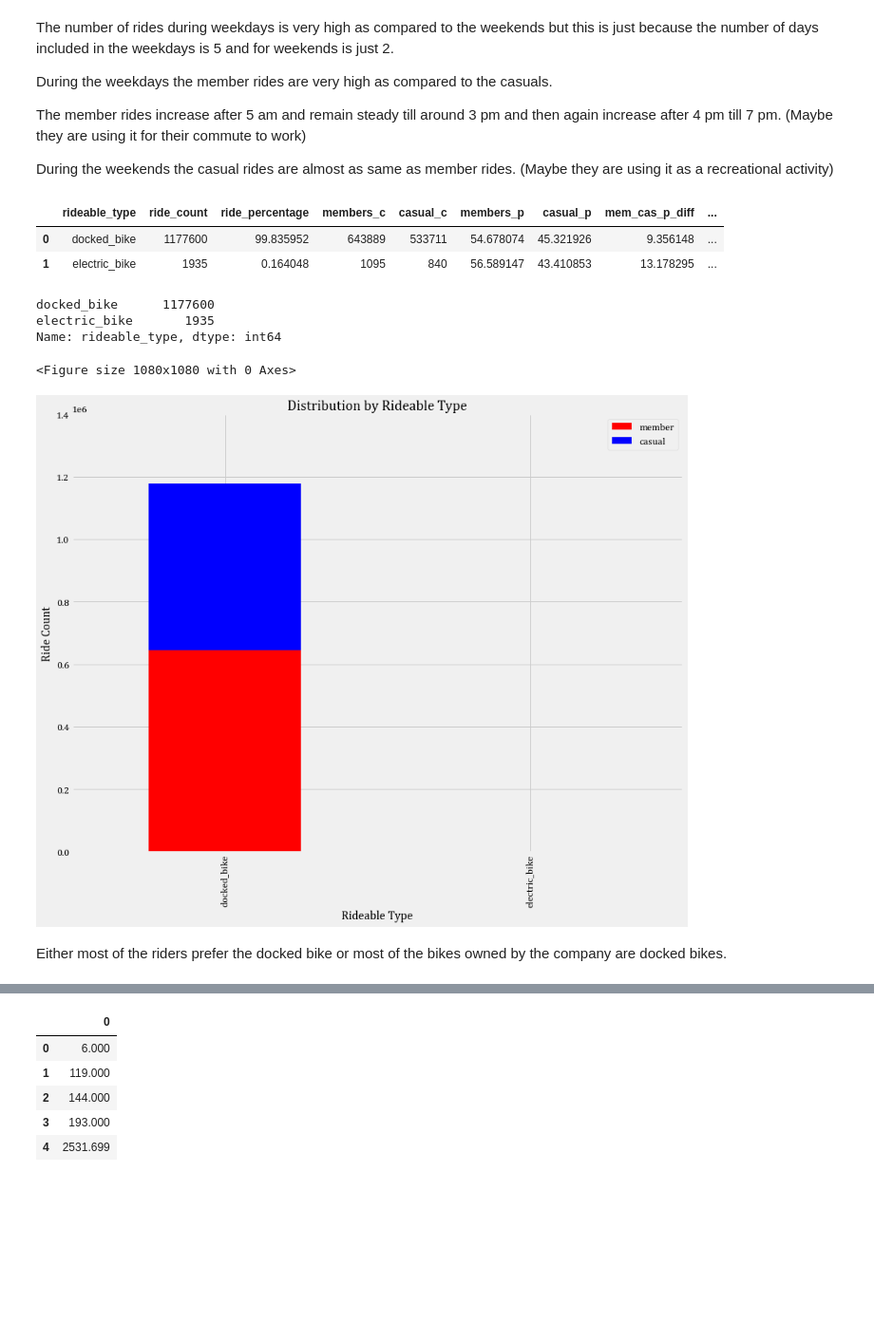
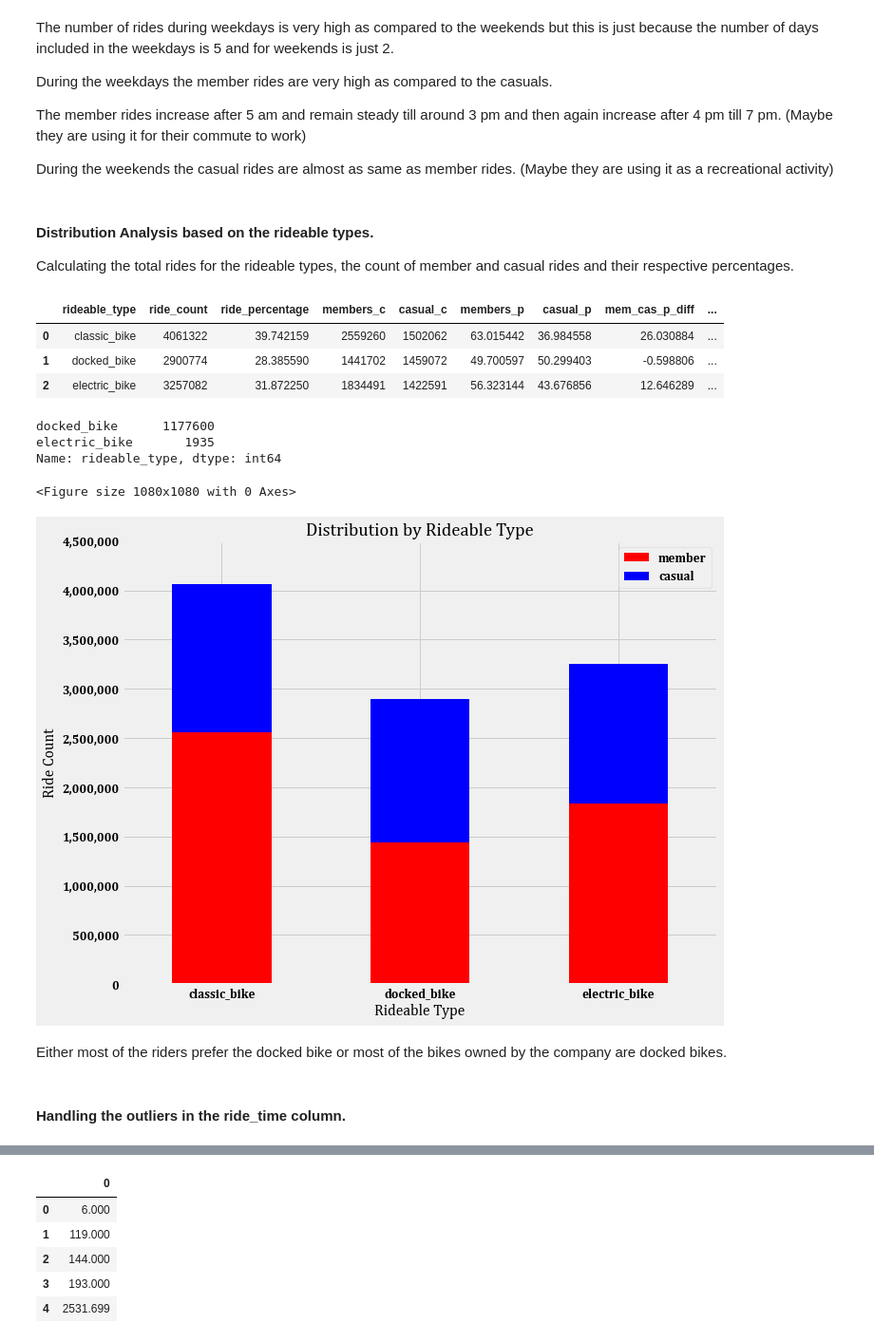
Before and after one commit to deepbdoshi/Google-Analytics-Capstone-Project, a Jupyter notebook: Google Analytics Capstone Project 1.ipynb, the cells around one changed output, grey strips where cells are left out. Shown at 95% size. Drawn from its saved outputs; the diff is of its cells as text; code cells hidden in the pictures; blank space fills up the shorter version.

```diff
--- a/Google Analytics Capstone Project 1.ipynb
+++ b/Google Analytics Capstone Project 1.ipynb
@@ -134,0 +376,3 @@ count_plot.set(xlabel="Member Types", ylabel="Count")
+# %%
+data['yearMonth'] = data['started_at'].map(lambda x: '{year}-{month:02}'.format(year=x.year,month=x.month))
+data.head()
@@ -479,6 +822,10 @@ The member rides increase after 5 am and remain steady till around 3 pm and then
 
 
 During the weekends the casual rides are almost as same as member rides. (Maybe they are using it as a recreational activity)
+# %% [markdown]
+#### Distribution Analysis based on the rideable types.
+
+Calculating the total rides for the rideable types, the count of member and casual rides and their respective percentages.
 # %%
 group_data_by_rideable_type = data.groupby(['rideable_type'], as_index=False).agg(
     ride_count = pd.NamedAgg(column='ride_id', aggfunc='count'),
@@ -494,8 +841,9 @@ group_data_by_rideable_type['mem_cas_c_diff'] = group_data_by_rideable_type['mem
 group_data_by_rideable_type
 # %% [output]
 |  | rideable_type | ride_count | ride_percentage | members_c | casual_c | members_p | casual_p | mem_cas_p_diff | ... |
-| 0 | docked_bike | 1177600 | 99.835952 | 643889 | 533711 | 54.678074 | 45.321926 | 9.356148 | ... |
-| 1 | electric_bike | 1935 | 0.164048 | 1095 | 840 | 56.589147 | 43.410853 | 13.178295 | ... |
+| 0 | classic_bike | 4061322 | 39.742159 | 2559260 | 1502062 | 63.015442 | 36.984558 | 26.030884 | ... |
+| 1 | docked_bike | 2900774 | 28.385590 | 1441702 | 1459072 | 49.700597 | 50.299403 | -0.598806 | ... |
+| 2 | electric_bike | 3257082 | 31.872250 | 1834491 | 1422591 | 56.323144 | 43.676856 | 12.646289 | ... |
 # %%
 data['rideable_type'].value_counts()
 # %% [output]
@@ -505,15 +853,18 @@ Name: rideable_type, dtype: int64
 # %%
 _ = mp.figure(figsize=(15,15))
 
-ax = group_data_by_rideable_type[['rideable_type', 'members_c', 'casual_c']].plot(x='rideable_type', y = ['members_c', 'casual_c'], kind='bar', stacked=True, color=['red', 'blue'], figsize=(13,10), label=['Members', 'Casual'])
-ax.set_xticklabels(group_data_by_rideable_type['rideable_type'])
-_ = mp.yticks(np.arange(0, 1500000, 200000))
+ax = group_data_by_rideable_type[['rideable_type', 'members_c', 'casual_c']].plot(x='rideable_type', y = ['members_c', 'casual_c'], kind='bar', stacked=True, color=['red', 'blue'], figsize=(10,8), label=['Members', 'Casual'])
+ax.set_xticklabels(group_data_by_rideable_type['rideable_type'], rotation=0)
+_ = mp.yticks(np.arange(0, 5000000, 500000))
+ax.get_yaxis().set_major_formatter(matplotlib.ticker.FuncFormatter(lambda x, p: format(int(x), ',')))
 _ = mp.ylabel('Ride Count')
 _ = mp.xlabel('Rideable Type')
 _ = mp.title('Distribution by Rideable Type')
 _ = mp.legend(["member", "casual"])
 # %% [output]
 <Figure size 1080x1080 with 0 Axes>
-[figure, old version]
+[figure, new version]
 # %% [markdown]
 Either most of the riders prefer the docked bike or most of the bikes owned by the company are docked bikes.
+# %% [markdown]
+#### Handling the outliers in the ride_time column.
```
Also changed, not shown: parts of 70 cells of this notebook.
